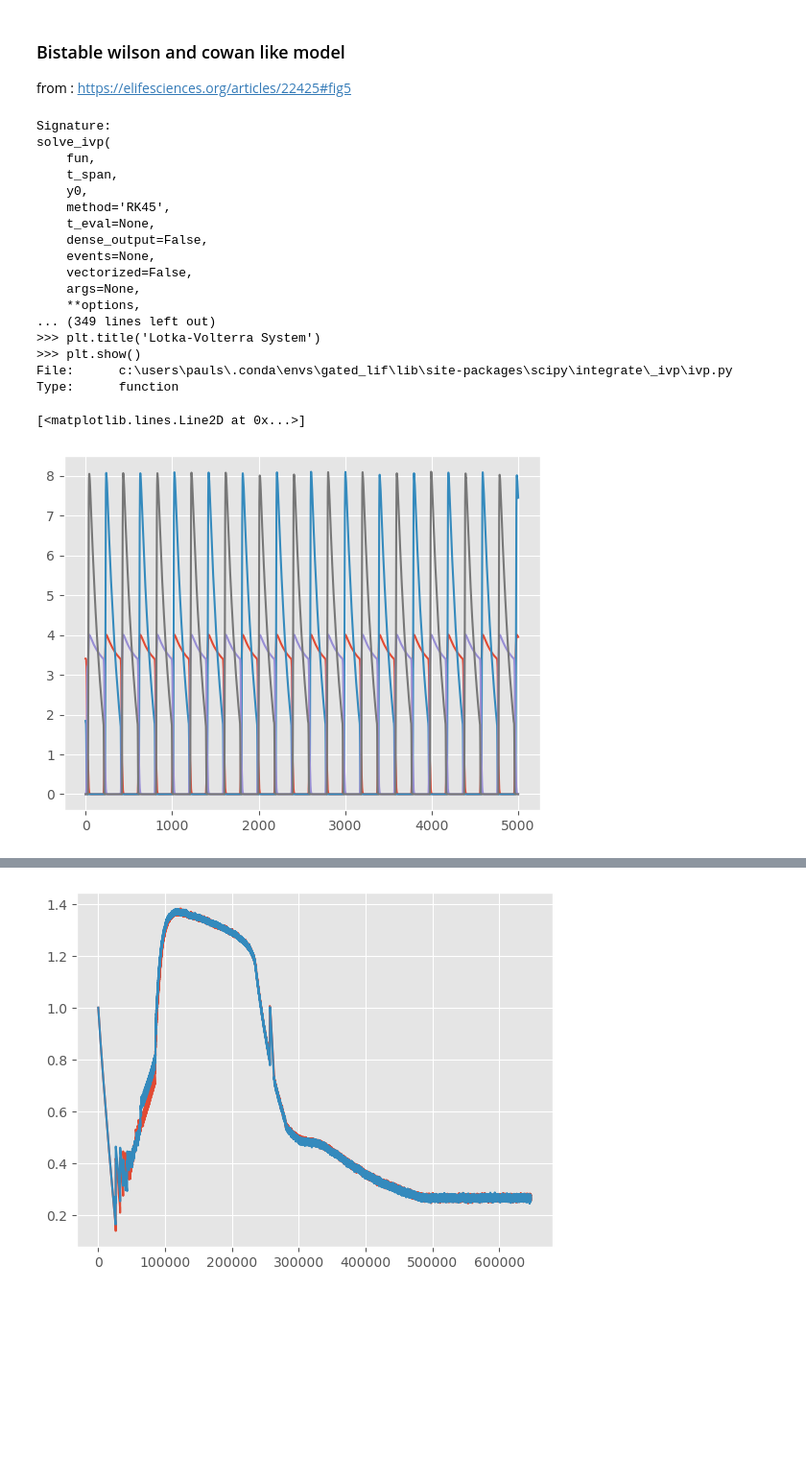
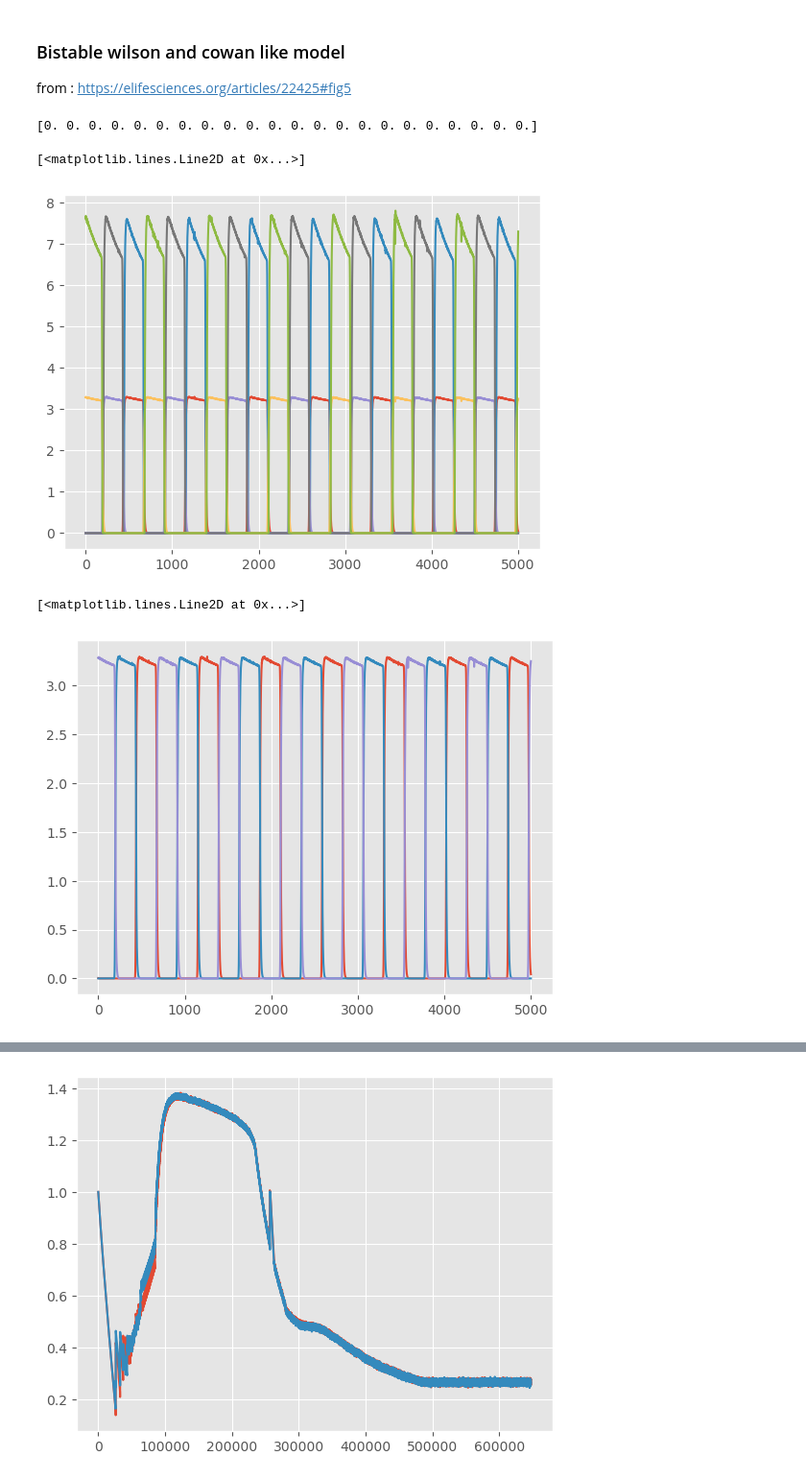
Before and after one commit to Saighi/SelfHealingNetwork, a Jupyter notebook: bistability WAC N WAT multiple inhib plas treshold copy.ipynb, the cells around one changed output, grey strips where cells are left out. Shown at 96% size. Drawn from its saved outputs; the diff is of its cells as text; code cells hidden in the pictures; blank space fills up the shorter version.

```diff
--- a/bistability WAC N WAT multiple inhib plas treshold copy.ipynb
+++ b/bistability WAC N WAT multiple inhib plas treshold copy.ipynb
@@ -152,20 +64,0 @@ def rate_model(t,y ,nb_per_pool):
-# %%
-solve_ivp?
-# %% [output]
-Signature:
-solve_ivp(
-    fun,
-    t_span,
-    y0,
-    method='RK45',
-    t_eval=None,
-    dense_output=False,
-    events=None,
-    vectorized=False,
-    args=None,
-    **options,
-... (349 lines left out)
->>> plt.title('Lotka-Volterra System')
->>> plt.show()
-File:      c:\users\pauls\.conda\envs\gated_lif\lib\site-packages\scipy\integrate\_ivp\ivp.py
-Type:      function
@@ -184,8 +144,48 @@ exc_ts, exc2_ts, inh_ts,inh2_ts,inh3_ts, a_ts, a2_ts, j_ie_ts,j_i2e2_ts,j_i3e_ts
+# %%
+# simulation duration and step size
+time = np.linspace(0, 1000, int(2020056/3))
+N = 3
+
+y0 = np.zeros((N*7)+1)
+print(y0)
+for n in range(N):
+    y0[(7*n)+0] = 0
+    y0[(7*n)+1] = 0
+
+    # One neuron start with less adaptation to be sure to go out of equilibrium
+    if n == 0:
+        y0[(7*n)+2] = 0
+    else :
+        y0[(7*n)+2] = 1
+
+    y0[(7*n)+3] = j_ie
+    y0[(7*n)+4] = j_ei
+    y0[(7*n)+5] = j_eiw
+    y0[(7*n)+6] = j_iwe
+
+y0[(7*(N-1))+7] = 0
+
+# find the solution with scint.odeint
+odesol = solve_ivp(rate_model,[0,1000], y0,args=(N,) , t_eval=time)
+
+# separate the two solutions
+#exc_ts, exc2_ts, inh_ts,inh2_ts,inh3_ts, a_ts, a2_ts, j_ie_ts,j_i2e2_ts,j_i3e_ts,j_i3e2_ts,j_ei_ts,j_e2i2_ts,j_ei3_ts,j_e2i3_ts = odesol.y
+# %% [output]
+[0. 0. 0. 0. 0. 0. 0. 0. 0. 0. 0. 0. 0. 0. 0. 0. 0. 0. 0. 0. 0. 0.]
+# %%
+plt.plot(odesol.y[(7*0)+0][-5000:])
+plt.plot(odesol.y[(7*0)+1][-5000:])
+plt.plot(odesol.y[(7*1)+0][-5000:])
+plt.plot(odesol.y[(7*1)+1][-5000:])
+plt.plot(odesol.y[(7*2)+0][-5000:])
+plt.plot(odesol.y[(7*2)+1][-5000:])
+# %% [output]
+[<matplotlib.lines.Line2D at 0x...>]
+[figure, added]
 # %%
-plt.plot(exc_ts[-5000:])
-plt.plot(inh_ts[-5000:])
-plt.plot(exc2_ts[-5000:])
-plt.plot(inh2_ts[-5000:])
+plt.plot(odesol.y[(7*0)+0][-5000:])
+plt.plot(odesol.y[(7*1)+0][-5000:])
+plt.plot(odesol.y[(7*2)+0][-5000:])
 # %% [output]
 [<matplotlib.lines.Line2D at 0x...>]
-[figure, old version]
+[figure, new version]
```
Also changed, not shown: parts of 14 cells of this notebook.
